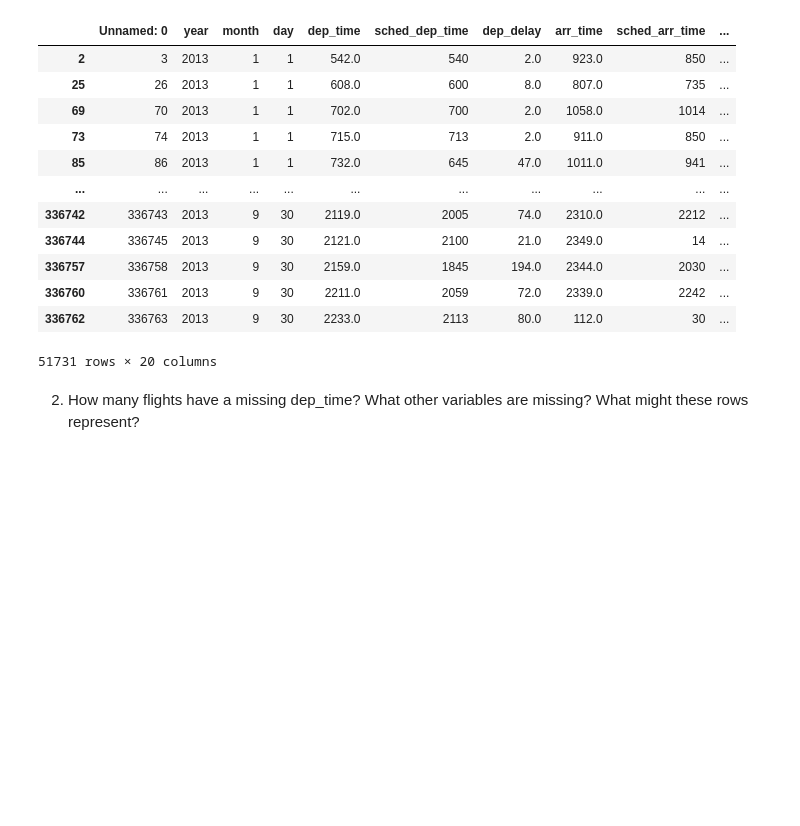
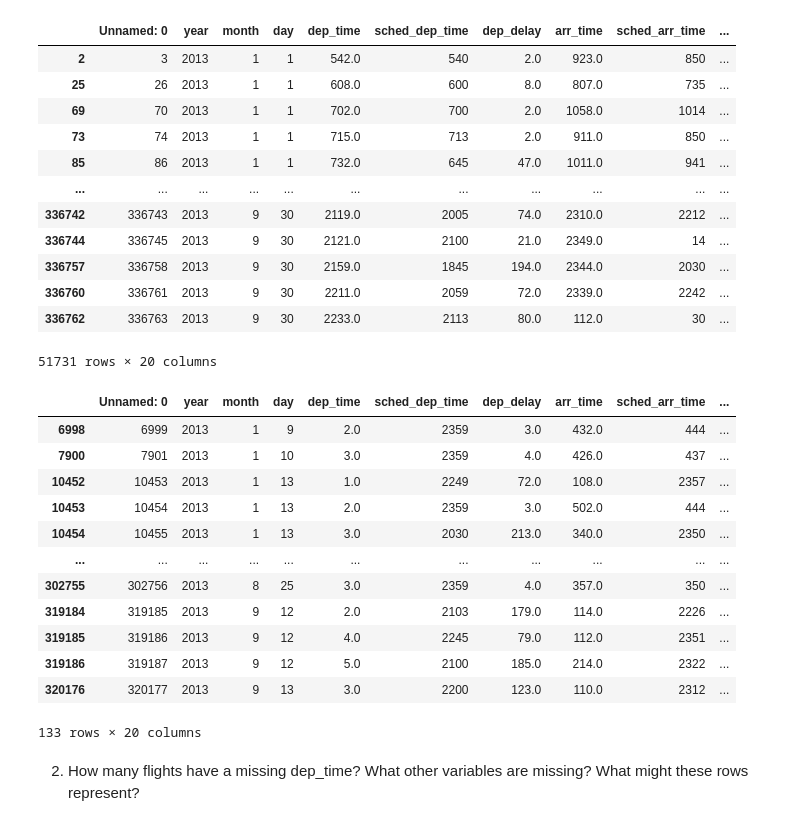
Before and after one commit to qlab-intro-python/tarea-2-adriana-arce-braulio-mundaca, a Jupyter notebook: tarea_2.ipynb, the cells around one changed output. Cells and saved outputs as stored; diff of their text form; code cells hidden in the pictures; blank space fills up the shorter version.

```diff
--- a/tarea_2.ipynb
+++ b/tarea_2.ipynb
@@ -165,6 +165,26 @@ vuelos_que_recuperaron_30_min
 | 336760 | 336761 | 2013 | 9 | 30 | 2211.0 | 2059 | 72.0 | 2339.0 | 2242 | ... |
 | 336762 | 336763 | 2013 | 9 | 30 | 2233.0 | 2113 | 80.0 | 112.0 | 30 | ... |
 51731 rows × 20 columns
+# %%
+#Identificar vuelos que hayan salido entre la media noche y las 5 de la madrugada
+vuelos_nocturnos= df[(df['dep_time'] >= 0) & (df['dep_time'] <= 5)]
+
+#Visualizamos
+vuelos_nocturnos
+# %% [output]
+|  | Unnamed: 0 | year | month | day | dep_time | sched_dep_time | dep_delay | arr_time | sched_arr_time | ... |
+| 6998 | 6999 | 2013 | 1 | 9 | 2.0 | 2359 | 3.0 | 432.0 | 444 | ... |
+| 7900 | 7901 | 2013 | 1 | 10 | 3.0 | 2359 | 4.0 | 426.0 | 437 | ... |
+| 10452 | 10453 | 2013 | 1 | 13 | 1.0 | 2249 | 72.0 | 108.0 | 2357 | ... |
+| 10453 | 10454 | 2013 | 1 | 13 | 2.0 | 2359 | 3.0 | 502.0 | 444 | ... |
+| 10454 | 10455 | 2013 | 1 | 13 | 3.0 | 2030 | 213.0 | 340.0 | 2350 | ... |
+| ... | ... | ... | ... | ... | ... | ... | ... | ... | ... | ... |
+| 302755 | 302756 | 2013 | 8 | 25 | 3.0 | 2359 | 4.0 | 357.0 | 350 | ... |
+| 319184 | 319185 | 2013 | 9 | 12 | 2.0 | 2103 | 179.0 | 114.0 | 2226 | ... |
+| 319185 | 319186 | 2013 | 9 | 12 | 4.0 | 2245 | 79.0 | 112.0 | 2351 | ... |
+| 319186 | 319187 | 2013 | 9 | 12 | 5.0 | 2100 | 185.0 | 214.0 | 2322 | ... |
+| 320176 | 320177 | 2013 | 9 | 13 | 3.0 | 2200 | 123.0 | 110.0 | 2312 | ... |
+133 rows × 20 columns
 # %% [markdown]
 2. How many flights have a missing dep_time? What other variables are missing? What might these rows represent?
 # %%
```
